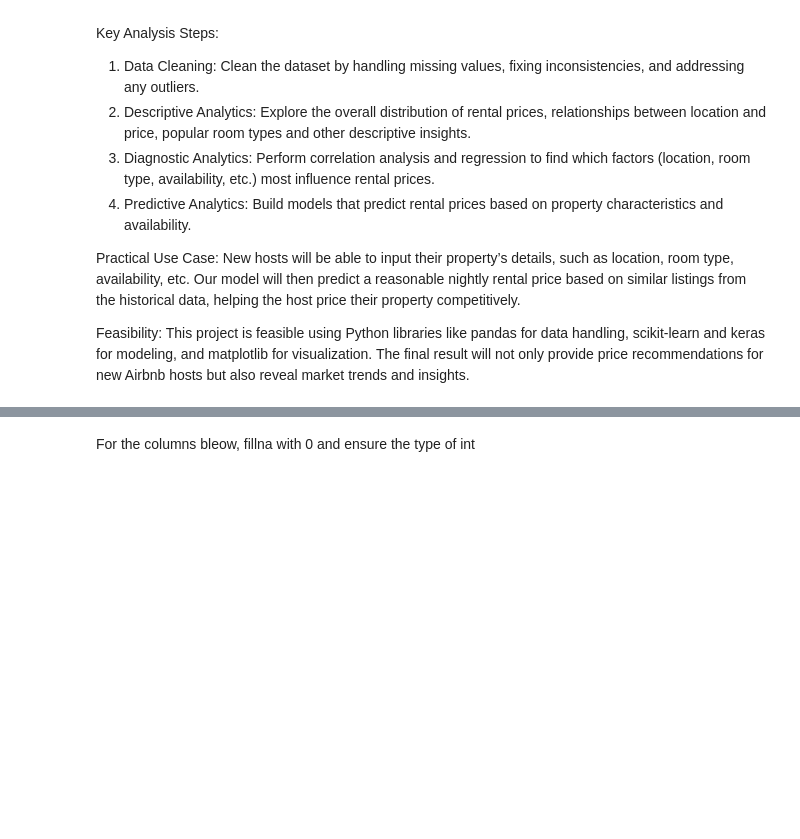
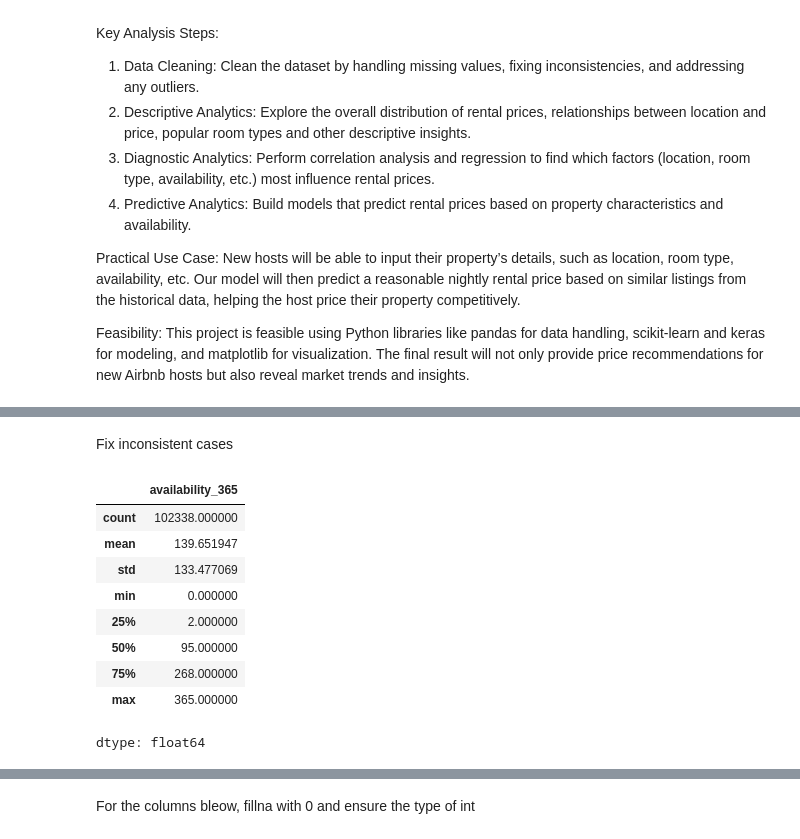
Before and after one commit to tuhanren/Airbnb-Data-Analysis, a Jupyter notebook: Final_Project_Group15.ipynb, the cells around one changed output, grey strips where cells are left out. Saved outputs shown, nothing was run; the diff lists cells and outputs as text; code cells hidden in the pictures; blank space fills up the shorter version.

```diff
--- a/Final_Project_Group15.ipynb
+++ b/Final_Project_Group15.ipynb
@@ -78,0 +446,2 @@ memory usage: 20.4+ MB
+# %% [markdown]
+Fix inconsistent cases
@@ -78,0 +452,13 @@ memory usage: 20.4+ MB
+# %%
+df['availability_365'].describe()
+# %% [output]
+|  | availability_365 |
+| count | 102338.000000 |
+| mean | 139.651947 |
+| std | 133.477069 |
+| min | 0.000000 |
+| 25% | 2.000000 |
+| 50% | 95.000000 |
+| 75% | 268.000000 |
+| max | 365.000000 |
+dtype: float64
```
Also changed, not shown: parts of 85 cells of this notebook.
